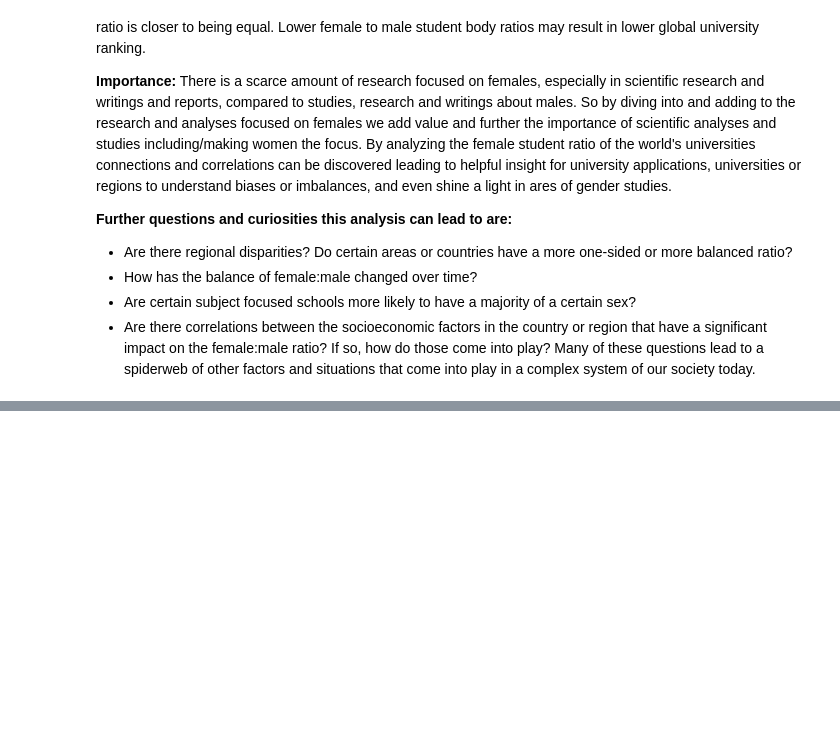
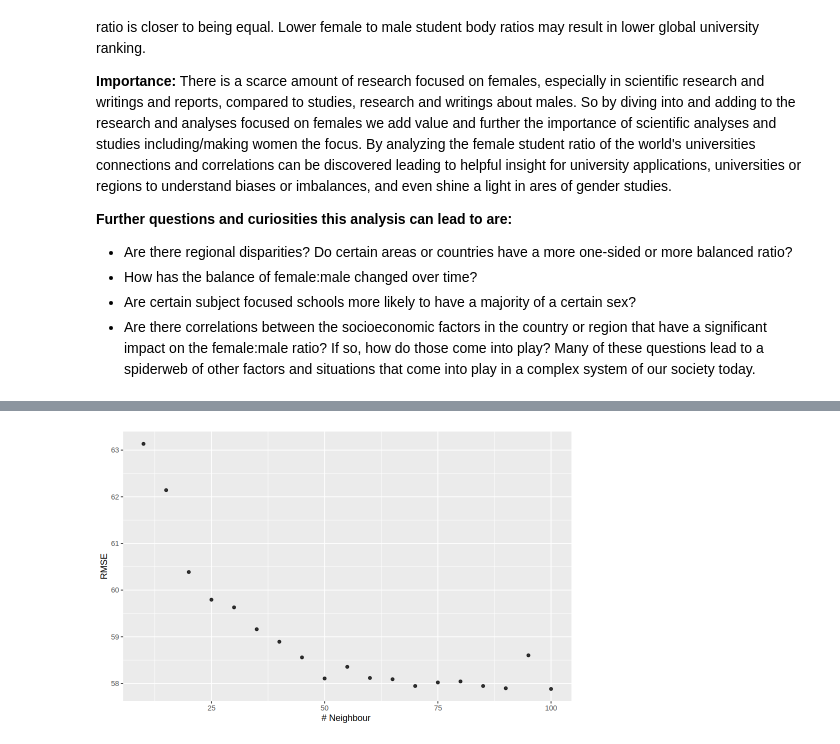
Before and after one commit to petercmh01/DSCI_004_Group_36, a Jupyter notebook: Project_Proposal_36.ipynb, the cells around one changed output, grey strips where cells are left out. Drawn from its saved outputs; the diff is of its cells as text; code cells hidden in the pictures; blank space fills up the shorter version.

```diff
--- a/Project_Proposal_36.ipynb
+++ b/Project_Proposal_36.ipynb
@@ -161,0 +186,17 @@ Many of these questions lead to a spiderweb of other factors and situations that
+# %%
+recipe <- recipe(university_rank ~ female_student_ratio, data = university_training) |>
+  step_scale(all_predictors()) |>
+  step_center(all_predictors())
+
+spec <- nearest_neighbor(weight_func = "rectangular",
+                              neighbors = tune()) |>
+  set_engine("kknn") |>
+  set_mode("regression")
+
+vfold <- vfold_cv(university_training, v = 5, strata = university_rank)
+
+workflow <- workflow() |>
+  add_recipe(recipe) |>
+  add_model(spec)
+
+workflow
@@ -161,0 +222,10 @@ Many of these questions lead to a spiderweb of other factors and situations that
+# %%
+gridvals <- tibble(neighbors = seq(from = 10, to = 100, by = 5))
+
+results <- workflow |>
+  tune_grid(resamples = vfold, grid = gridvals) |>
+  collect_metrics() |>
+  filter(.metric == "rmse")
+
+# show the results
+results
@@ -161,0 +264,9 @@ Many of these questions lead to a spiderweb of other factors and situations that
+# %%
+rmse_plot <- ggplot(results, aes(x = neighbors, y = mean)) +
+  geom_point(alpha = 0.8) +
+  xlab("# Neighbour ") +
+  ylab("RMSE")
+# %%
+rmse_plot
+# %% [output]
+[figure, added]
```
Also changed, not shown: parts of 5 cells of this notebook.
